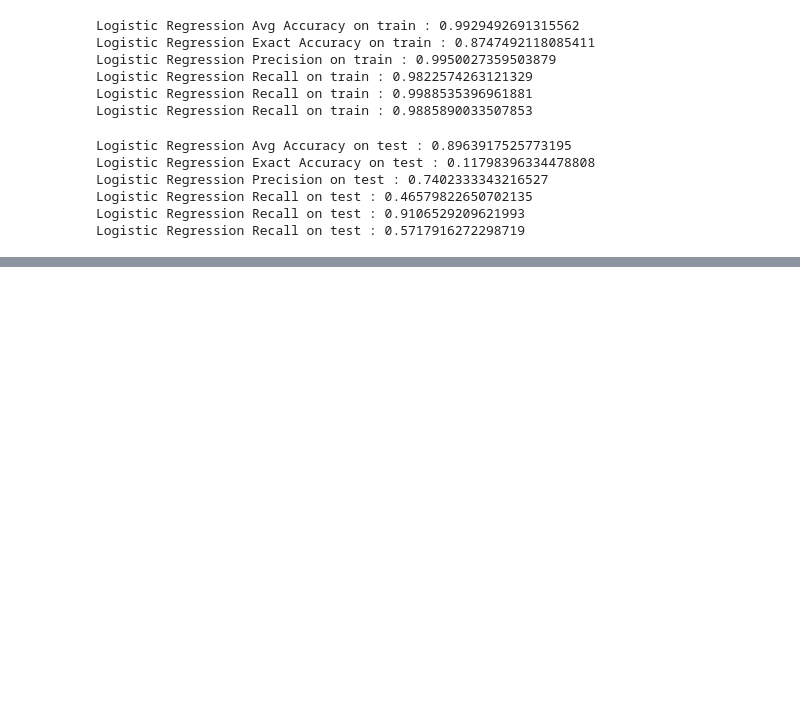
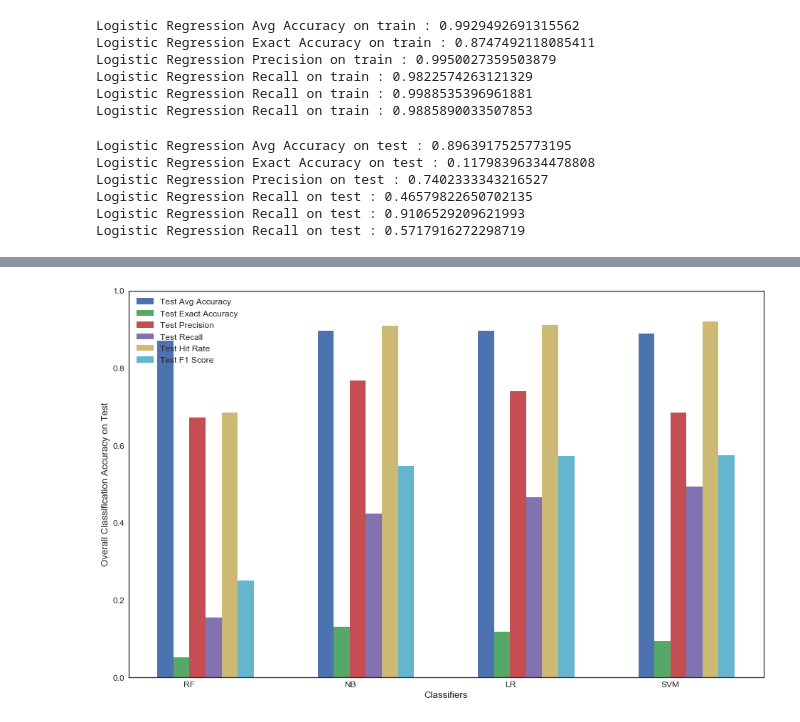
Before and after one commit to BoyuanSun930/cs209b-g6-movie, a Jupyter notebook: Bag_of_words.ipynb, the cells around one changed output, grey strips where cells are left out. Saved outputs shown, nothing was run; the diff lists cells and outputs as text; code cells hidden in the pictures; blank space fills up the shorter version.

```diff
--- a/Bag_of_words.ipynb
+++ b/Bag_of_words.ipynb
@@ -317,0 +386,14 @@ pickle.dump(lr, open(filename, 'wb'))
+# %%
+bar_width = 0.1
+plt.figure(figsize = (16,10))
+for i,idx in enumerate(score_df.index[6:12]):
+    plt.bar(np.arange(len(names_sorted))+i*bar_width, score_df[names_sorted].loc[idx],
+            bar_width, color=sns.color_palette()[i], label=idx)
+plt.xticks(np.arange(len(names_sorted))+0.15, names_ticks)
+plt.ylabel('Overall Classification Accuracy on Test')
+plt.xlabel('Classifiers')
+plt.legend(loc='best')
+plt.ylim(0,1)
+plt.show()
+# %% [output]
+[figure, added]
```
Also changed, not shown: parts of 12 cells of this notebook.
